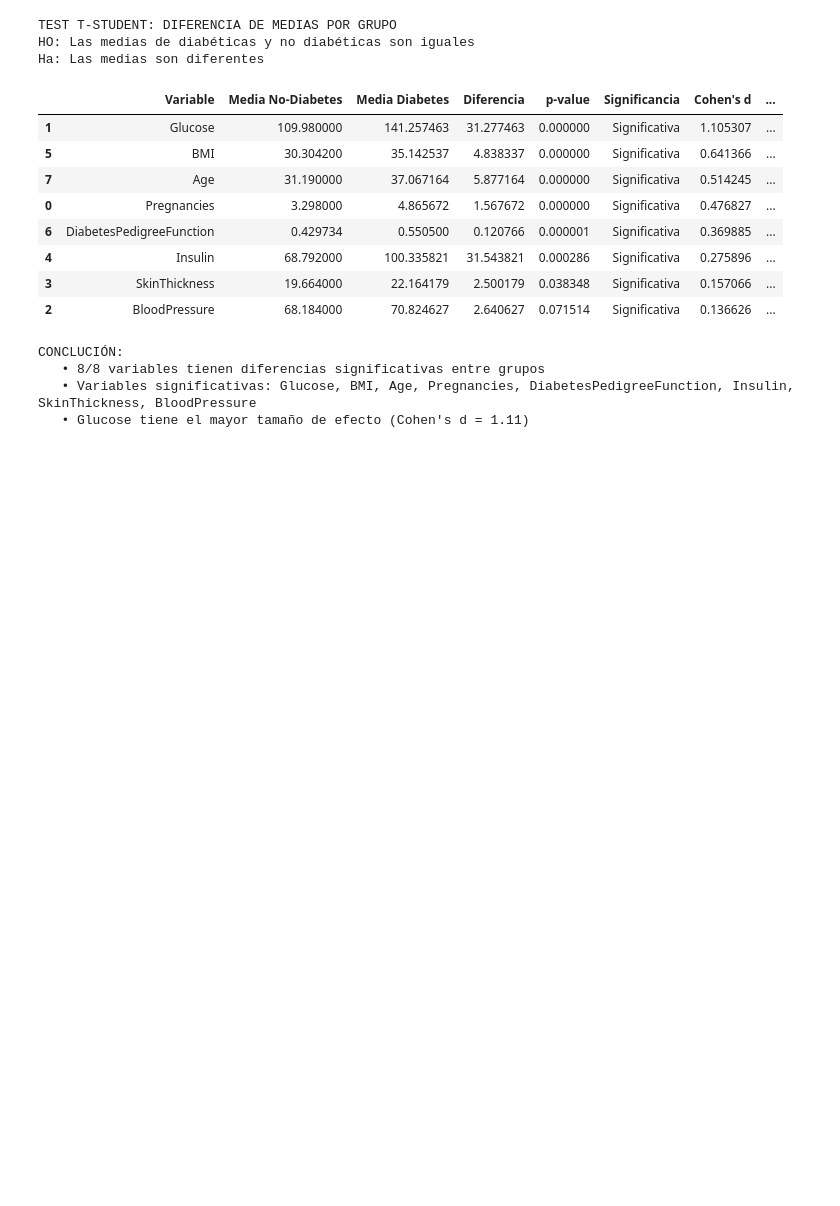
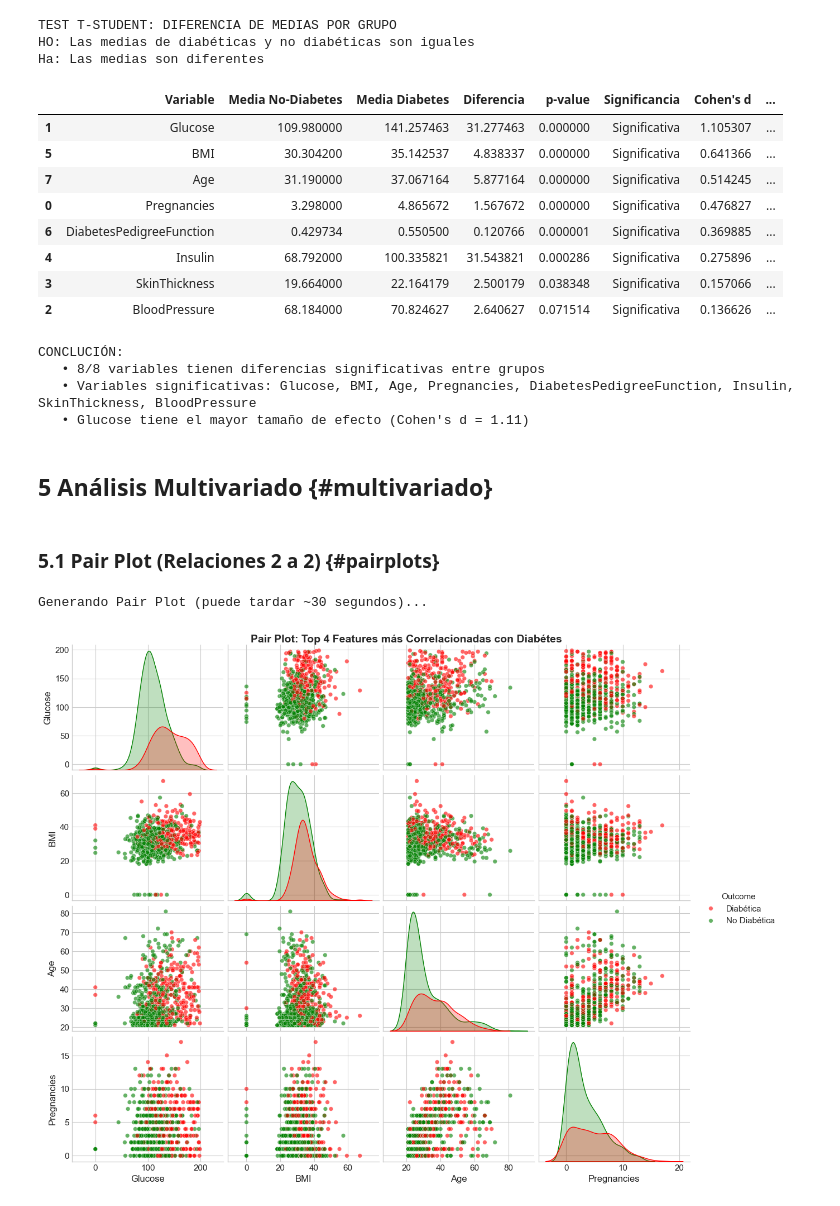
Before and after one commit to angel-rom444/diabetes-risk-predictor, a Jupyter notebook: notebooks/02_exploratory_data_analysis.ipynb, the cells around one changed output. Drawn from its saved outputs; the diff is of its cells as text; code cells hidden in the pictures; blank space fills up the shorter version.

```diff
--- a/notebooks/02_exploratory_data_analysis.ipynb
+++ b/notebooks/02_exploratory_data_analysis.ipynb
@@ -522,3 +522,33 @@ CONCLUCIÓN:
    • 8/8 variables tienen diferencias significativas entre grupos
    • Variables significativas: Glucose, BMI, Age, Pregnancies, DiabetesPedigreeFunction, Insulin, SkinThickness, BloodPressure
    • Glucose tiene el mayor tamaño de efecto (Cohen's d = 1.11)
+# %% [markdown]
+## 5 Análisis Multivariado {#multivariado}
+# %% [markdown]
+### 5.1 Pair Plot (Relaciones 2 a 2) {#pairplots}
+# %%
+# PAIR PLOT DE VARIABLES MÁS IMPORTANTES
+
+# Seleccionar top 4 variables + target
+top_features = target_corr.head(4).index.tolist() + ["Outcome"]
+df_subset = df[top_features].copy()
+
+# Convertir Outcome a categória para colores
+df_subset["Outcome"] = df_subset["Outcome"].map({0:"No Diabética", 1:"Diabética"})
+
+print("Generando Pair Plot (puede tardar ~30 segundos)...")
+
+# Crear pair plot
+pairplot = sns.pairplot(df_subset, hue="Outcome",
+                       palette={"No Diabética":"green","Diabética":"red"},
+                       diag_kind="kde", plot_kws={"alpha": 0.6, "s": 30},
+                       height=2.5, aspect=1.2)
+
+pairplot.fig.suptitle("Pair Plot: Top 4 Features más Correlacionadas con Diabétes",
+                     fontsize=14, fontweight="bold", y=1.001)
+
+plt.savefig(FIGURES_DIR / "02_pairplot_top_features.png", dpi=300, bbox_inches="tight")
+plt.show()
+# %% [output]
+Generando Pair Plot (puede tardar ~30 segundos)...
+[figure, added]
```
Also changed, not shown: parts of 4 cells of this notebook.
